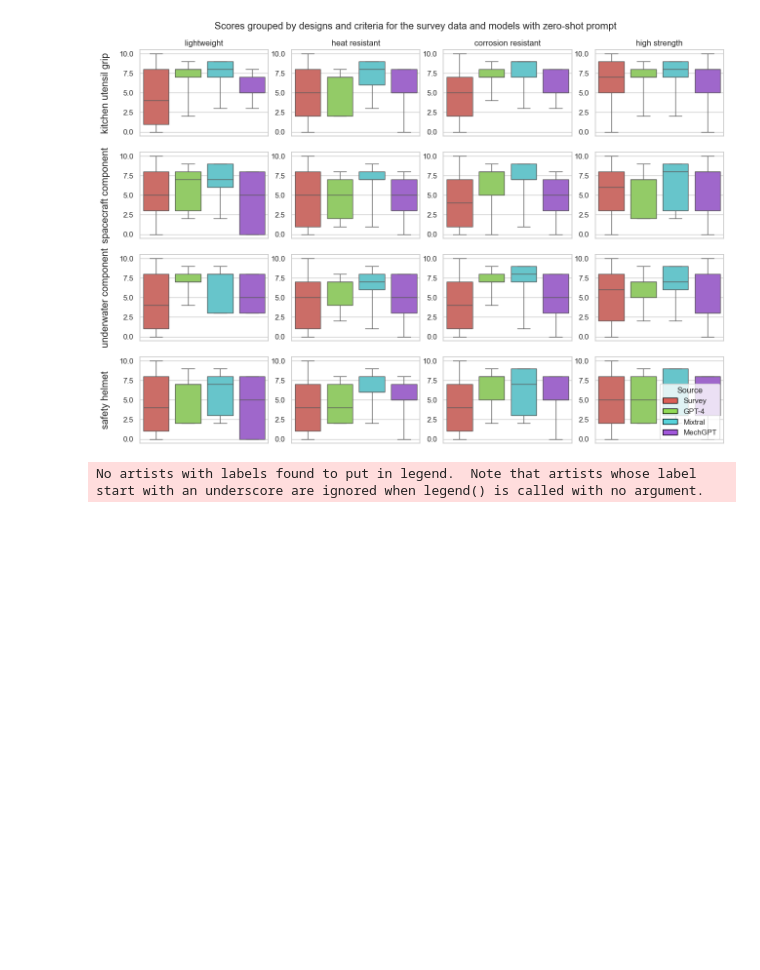
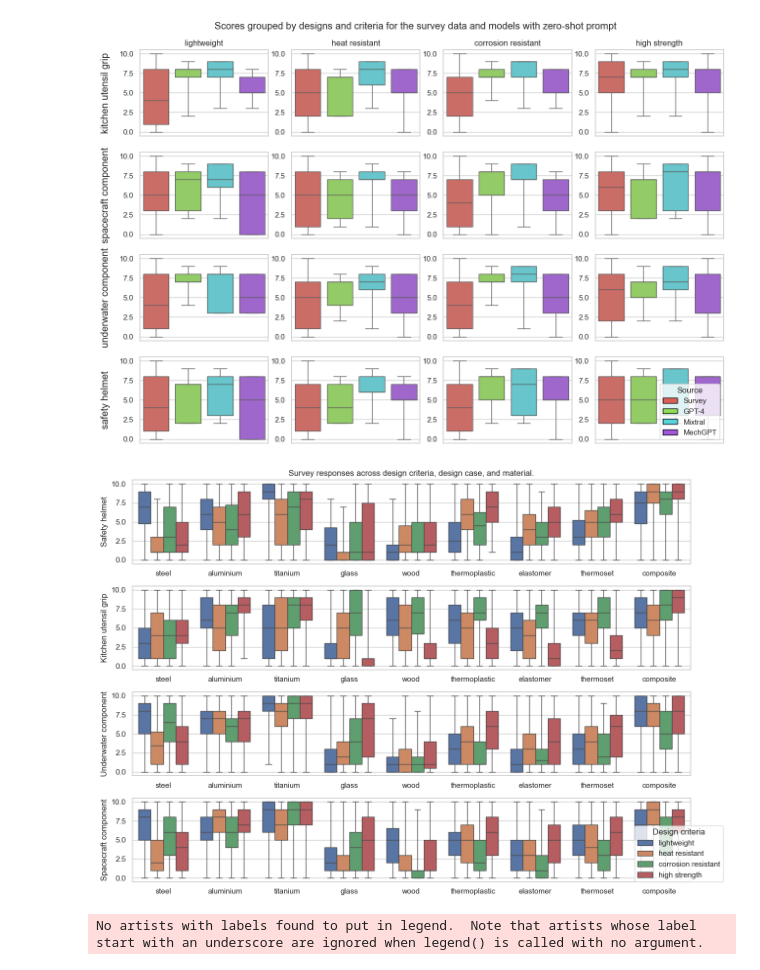
Before and after one commit to grndnl/llm_material_selection_jcise, a Jupyter notebook: evaluation/aggregate_results.ipynb, the cells around one changed output. Cells and saved outputs as stored; diff of their text form; code cells hidden in the pictures; blank space fills up the shorter version.

```diff
--- a/evaluation/aggregate_results.ipynb
+++ b/evaluation/aggregate_results.ipynb
@@ -326,6 +380,61 @@ plt.savefig('figures/results_per_design_criteria_grouped_by_model.pdf')
 plt.show()
 # %% [output]
 [figure]
+# %%
+# filter a subset of the combined_df that only includes the helmet design and thermoplastic material
+helmet = combined_df[(combined_df['design'] == 'safety helmet') & (combined_df['Dataset'] == 'Survey')]
+kitchen = combined_df[(combined_df['design'] == 'kitchen utensil grip') & (combined_df['Dataset'] == 'Survey')]
+underwater = combined_df[(combined_df['design'] == 'underwater component') & (combined_df['Dataset'] == 'Survey')]
+spacecraft = combined_df[(combined_df['design'] == 'spacecraft component') & (combined_df['Dataset'] == 'Survey')]
+# %%
+# set seaborn defaults
+sns.reset_defaults()
+sns.set_style('whitegrid')
+
+sns.set(font_scale=1, style='whitegrid')
+
+# Create a figure with 4 subplots, one on top of the other
+fig, axes = plt.subplots(4, 1, figsize=(13, 9))
+
+# Plot for 'helmet'
+sns.boxplot(data=helmet, x='material', y='response', hue='criteria', showfliers=False, whis=(0, 100), ax=axes[0])
+axes[0].set_title("Survey responses across design criteria, design case, and material.")
+axes[0].set_ylabel('Safety helmet')
+axes[0].set_xlabel('')
+axes[0].legend().remove()
+
+
+# Plot for 'kitchen'
+sns.boxplot(data=kitchen, x='material', y='response', hue='criteria', showfliers=False, whis=(0, 100), ax=axes[1])
+axes[1].set_title("")
+axes[1].set_ylabel('Kitchen utensil grip')
+axes[1].set_xlabel('')
+axes[1].legend().remove()
+
+
+# Plot for 'underwater'
+sns.boxplot(data=underwater, x='material', y='response', hue='criteria', showfliers=False, whis=(0, 100), ax=axes[2])
+axes[2].set_title("")
+axes[2].set_ylabel('Underwater component')
+axes[2].set_xlabel('')
+axes[2].legend().remove()
+
+
+# Plot for 'spacecraft'
+sns.boxplot(data=spacecraft, x='material', y='response', hue='criteria', showfliers=False, whis=(0, 100), ax=axes[3])
+axes[3].set_title("")
+axes[3].set_ylabel('Spacecraft component')
+axes[3].set_xlabel('')
+axes[3].legend(title='Design criteria', loc=(0.9, 0))
+
+# Adjust layout to prevent overlap
+plt.tight_layout()
+
+# Save figure without cropping the labels
+plt.savefig('figures/survey_responses_combined.pdf')
+plt.show()
+# %% [output]
+[figure, added]
 # %%
 fig, axs = plt.subplots(4, 4, figsize=(15, 9), constrained_layout=True)
 axs = axs.flatten()  # Flatten for easy indexing
```
Also changed, not shown: parts of 4 cells of this notebook, 2 other files.
